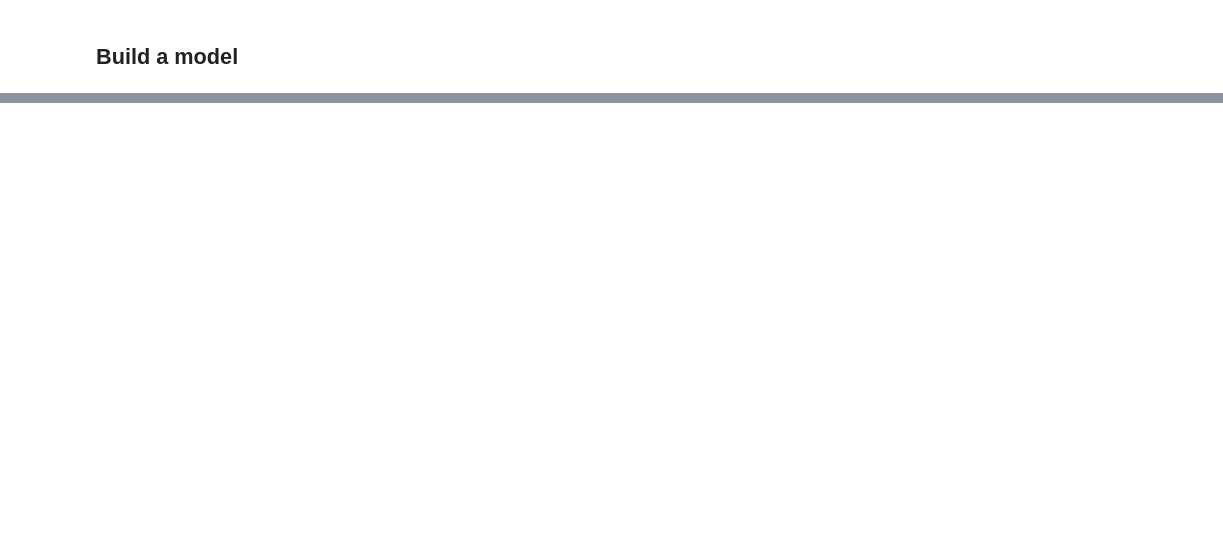
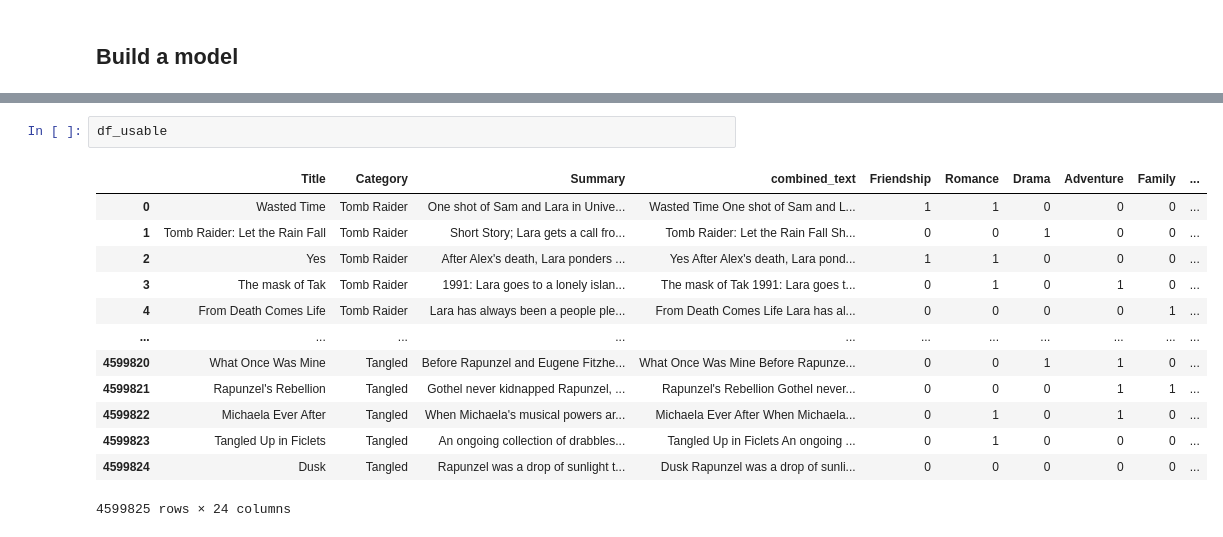
Before and after one commit to DonCheetos/DS_Group_B4, a Jupyter notebook: fanfiction.ipynb, the cells around one changed output, grey strips where cells are left out. Cells and saved outputs as stored; diff of their text form; blank space fills up the shorter version.

```diff
--- a/fanfiction.ipynb
+++ b/fanfiction.ipynb
@@ -328,0 +617,16 @@ correlation_matrix
+# %%
+df_usable
+# %% [output]
+|  | Title | Category | Summary | combined_text | Friendship | Romance | Drama | Adventure | Family | ... |
+| 0 | Wasted Time | Tomb Raider | One shot of Sam and Lara in Unive... | Wasted Time One shot of Sam and L... | 1 | 1 | 0 | 0 | 0 | ... |
+| 1 | Tomb Raider: Let the Rain Fall | Tomb Raider | Short Story; Lara gets a call fro... | Tomb Raider: Let the Rain Fall Sh... | 0 | 0 | 1 | 0 | 0 | ... |
+| 2 | Yes | Tomb Raider | After Alex's death, Lara ponders ... | Yes After Alex's death, Lara pond... | 1 | 1 | 0 | 0 | 0 | ... |
+| 3 | The mask of Tak | Tomb Raider | 1991: Lara goes to a lonely islan... | The mask of Tak 1991: Lara goes t... | 0 | 1 | 0 | 1 | 0 | ... |
+| 4 | From Death Comes Life | Tomb Raider | Lara has always been a people ple... | From Death Comes Life Lara has al... | 0 | 0 | 0 | 0 | 1 | ... |
+| ... | ... | ... | ... | ... | ... | ... | ... | ... | ... | ... |
+| 4599820 | What Once Was Mine | Tangled | Before Rapunzel and Eugene Fitzhe... | What Once Was Mine Before Rapunze... | 0 | 0 | 1 | 1 | 0 | ... |
+| 4599821 | Rapunzel's Rebellion | Tangled | Gothel never kidnapped Rapunzel, ... | Rapunzel's Rebellion Gothel never... | 0 | 0 | 0 | 1 | 1 | ... |
+| 4599822 | Michaela Ever After | Tangled | When Michaela's musical powers ar... | Michaela Ever After When Michaela... | 0 | 1 | 0 | 1 | 0 | ... |
+| 4599823 | Tangled Up in Ficlets | Tangled | An ongoing collection of drabbles... | Tangled Up in Ficlets An ongoing ... | 0 | 1 | 0 | 0 | 0 | ... |
+| 4599824 | Dusk | Tangled | Rapunzel was a drop of sunlight t... | Dusk Rapunzel was a drop of sunli... | 0 | 0 | 0 | 0 | 0 | ... |
+4599825 rows × 24 columns
```
Also changed, not shown: parts of 45 cells of this notebook.
